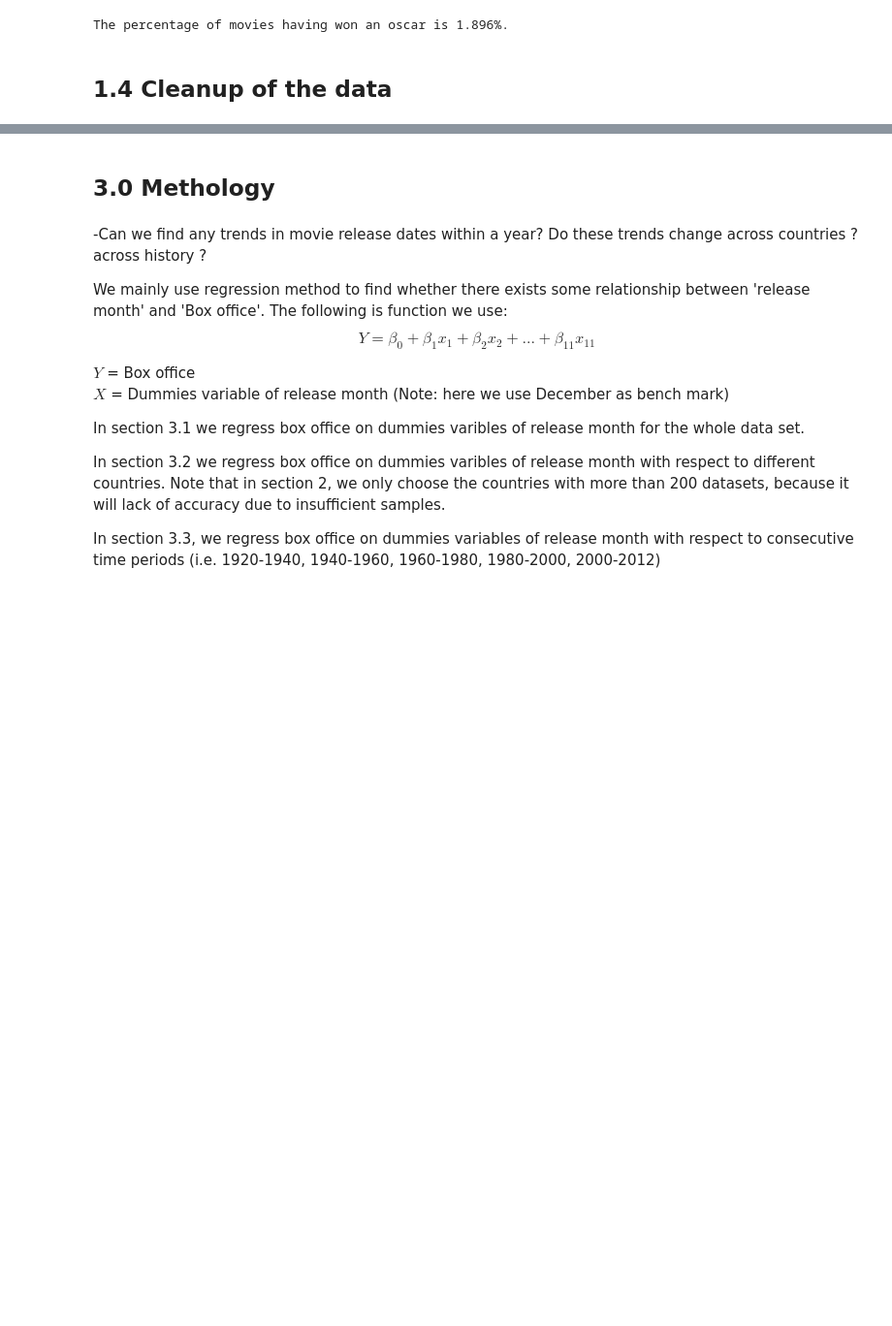
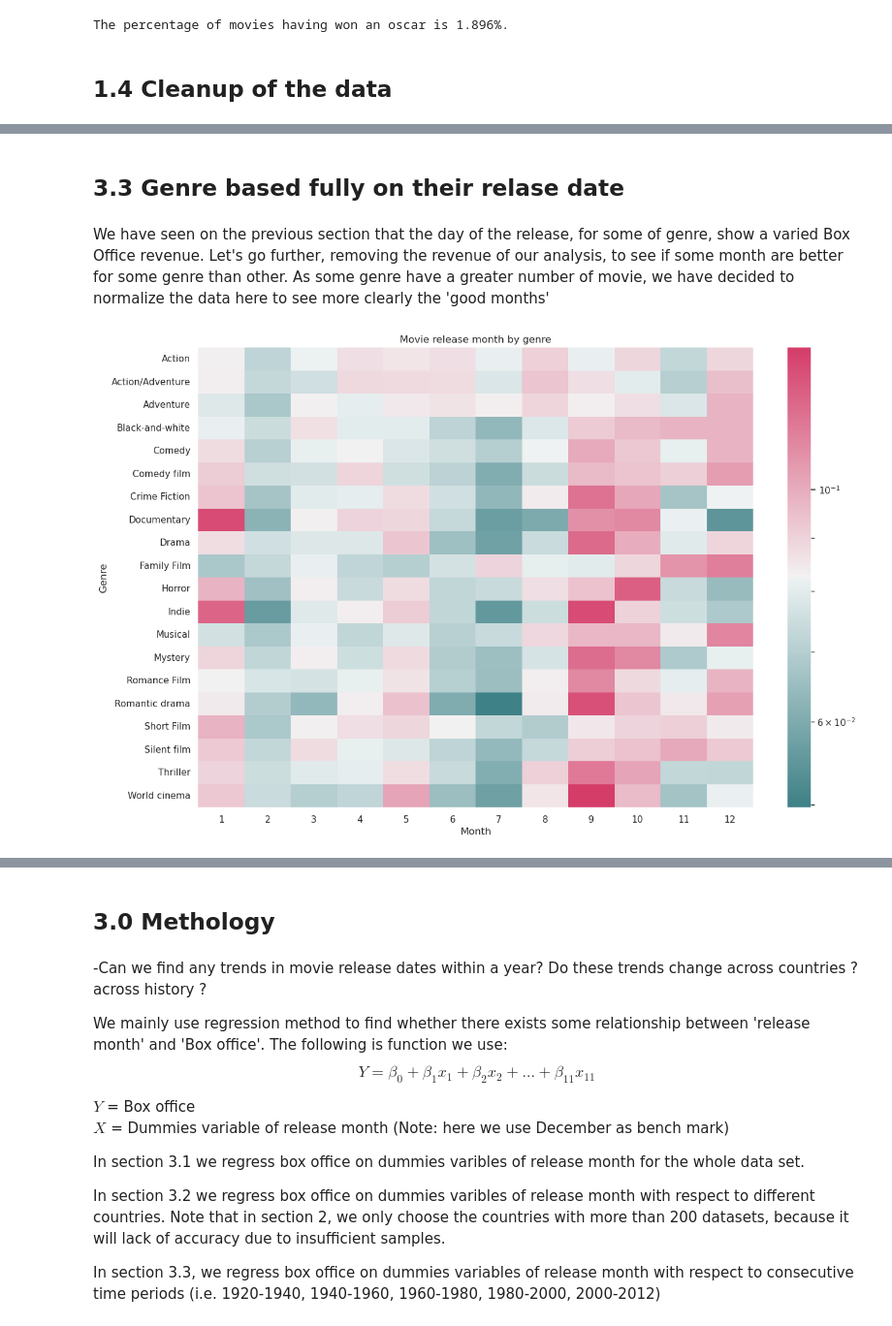
Before and after one commit to epfl-ada/ada-2023-project-deapdatadestroyers, a Jupyter notebook: data_movie_analysis.ipynb, the cells around one changed output, grey strips where cells are left out. Shown at 97% size. Cells and saved outputs as stored; diff of their text form; code cells hidden in the pictures; blank space fills up the shorter version.

```diff
--- a/data_movie_analysis.ipynb
+++ b/data_movie_analysis.ipynb
@@ -261,8 +298,14 @@ plt.show()
+# %% [markdown]
+## 3.3 Genre based fully on their relase date
+# %% [markdown]
+We have seen on the previous section that the day of the release, for some of genre, show a varied Box Office revenue. Let's go further, removing the revenue of our analysis, to see if some month are better for some genre than other. As some genre have a greater number of movie, we have decided to normalize the data here to see more clearly the 'good months'
 # %%
 df_genre_month = pd.crosstab(df_movie_genre['Genre'],df_movie_genre['Month'])
 normalized_df = pd.DataFrame(normalize(df_genre_month, axis=1, norm='l1'), index=df_genre_month.index, columns=df_genre_month.columns)
 
 plt.subplots(figsize=(15, 10))
 sbn.heatmap(normalized_df, annot=False, cmap=sbn.diverging_palette(200, 0, as_cmap=True), norm=LogNorm())
-plt.title('Movie release week day by genre')
+plt.title('Movie release month by genre')
 plt.show()
+# %% [output]
+[figure, added]
```
Also changed, not shown: parts of 56 cells of this notebook, 1 other file.
